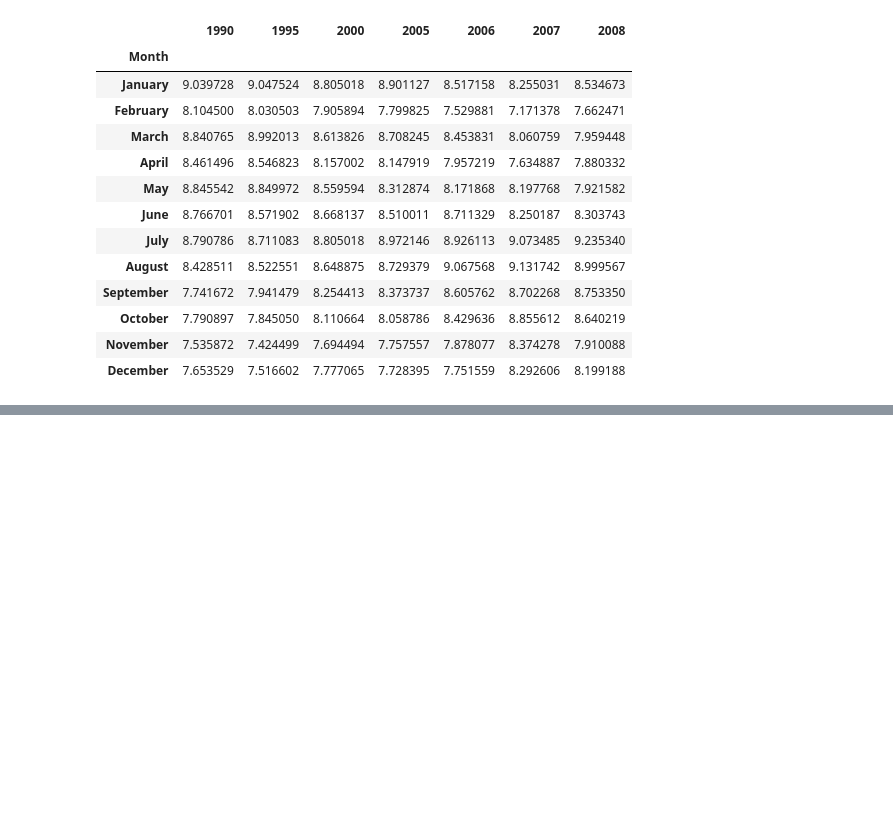
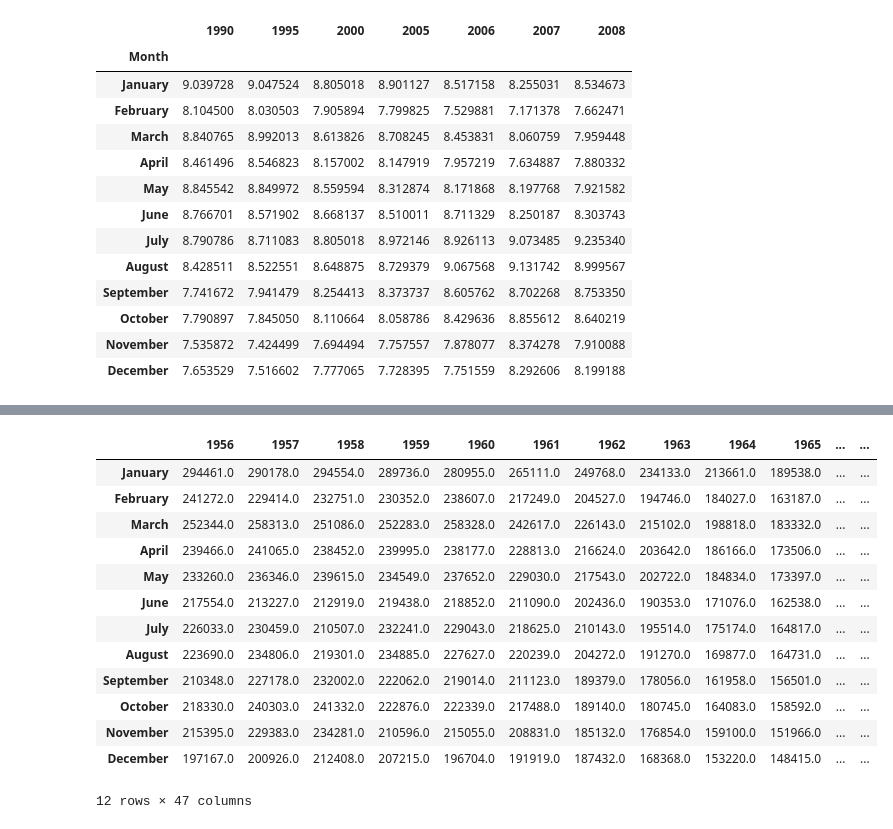
Before and after one commit to dchirikov/rus_demography, a Jupyter notebook: rus_demography.ipynb, the cells around one changed output, grey strips where cells are left out. Cells and saved outputs as stored; diff of their text form; code cells hidden in the pictures; blank space fills up the shorter version.

```diff
--- a/rus_demography.ipynb
+++ b/rus_demography.ipynb
@@ -81,0 +88,21 @@ p.set_ylabel('%')
+# %%
+df2 = df2.drop(df2.columns[0],axis=1)
+df2 = df2.drop(['month not stated', 'Total'], axis = 1)
+df2 = df2.iloc[0:47]
+df2 = df2.T
+df2
+# %% [output]
+|  | 1956 | 1957 | 1958 | 1959 | 1960 | 1961 | 1962 | 1963 | 1964 | 1965 | ... | ... |
+| January | 294461.0 | 290178.0 | 294554.0 | 289736.0 | 280955.0 | 265111.0 | 249768.0 | 234133.0 | 213661.0 | 189538.0 | ... | ... |
+| February | 241272.0 | 229414.0 | 232751.0 | 230352.0 | 238607.0 | 217249.0 | 204527.0 | 194746.0 | 184027.0 | 163187.0 | ... | ... |
+| March | 252344.0 | 258313.0 | 251086.0 | 252283.0 | 258328.0 | 242617.0 | 226143.0 | 215102.0 | 198818.0 | 183332.0 | ... | ... |
+| April | 239466.0 | 241065.0 | 238452.0 | 239995.0 | 238177.0 | 228813.0 | 216624.0 | 203642.0 | 186166.0 | 173506.0 | ... | ... |
+| May | 233260.0 | 236346.0 | 239615.0 | 234549.0 | 237652.0 | 229030.0 | 217543.0 | 202722.0 | 184834.0 | 173397.0 | ... | ... |
+| June | 217554.0 | 213227.0 | 212919.0 | 219438.0 | 218852.0 | 211090.0 | 202436.0 | 190353.0 | 171076.0 | 162538.0 | ... | ... |
+| July | 226033.0 | 230459.0 | 210507.0 | 232241.0 | 229043.0 | 218625.0 | 210143.0 | 195514.0 | 175174.0 | 164817.0 | ... | ... |
+| August | 223690.0 | 234806.0 | 219301.0 | 234885.0 | 227627.0 | 220239.0 | 204272.0 | 191270.0 | 169877.0 | 164731.0 | ... | ... |
+| September | 210348.0 | 227178.0 | 232002.0 | 222062.0 | 219014.0 | 211123.0 | 189379.0 | 178056.0 | 161958.0 | 156501.0 | ... | ... |
+| October | 218330.0 | 240303.0 | 241332.0 | 222876.0 | 222339.0 | 217488.0 | 189140.0 | 180745.0 | 164083.0 | 158592.0 | ... | ... |
+| November | 215395.0 | 229383.0 | 234281.0 | 210596.0 | 215055.0 | 208831.0 | 185132.0 | 176854.0 | 159100.0 | 151966.0 | ... | ... |
+| December | 197167.0 | 200926.0 | 212408.0 | 207215.0 | 196704.0 | 191919.0 | 187432.0 | 168368.0 | 153220.0 | 148415.0 | ... | ... |
+12 rows × 47 columns
```
Also changed, not shown: parts of 6 cells of this notebook.
